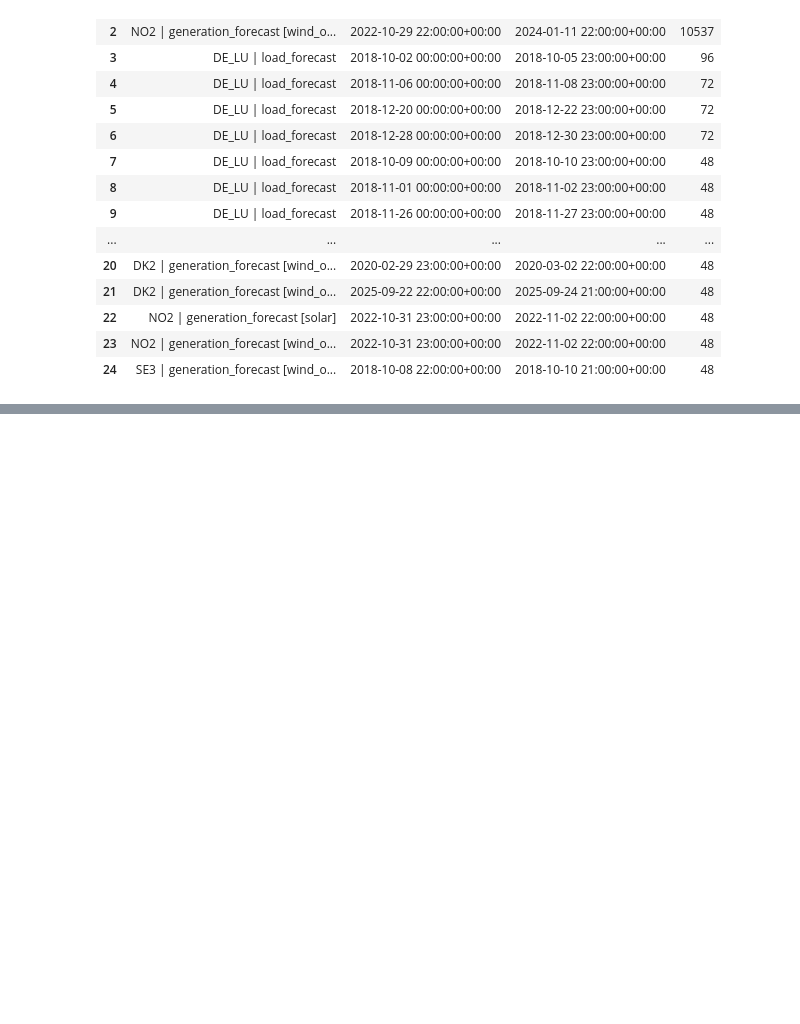
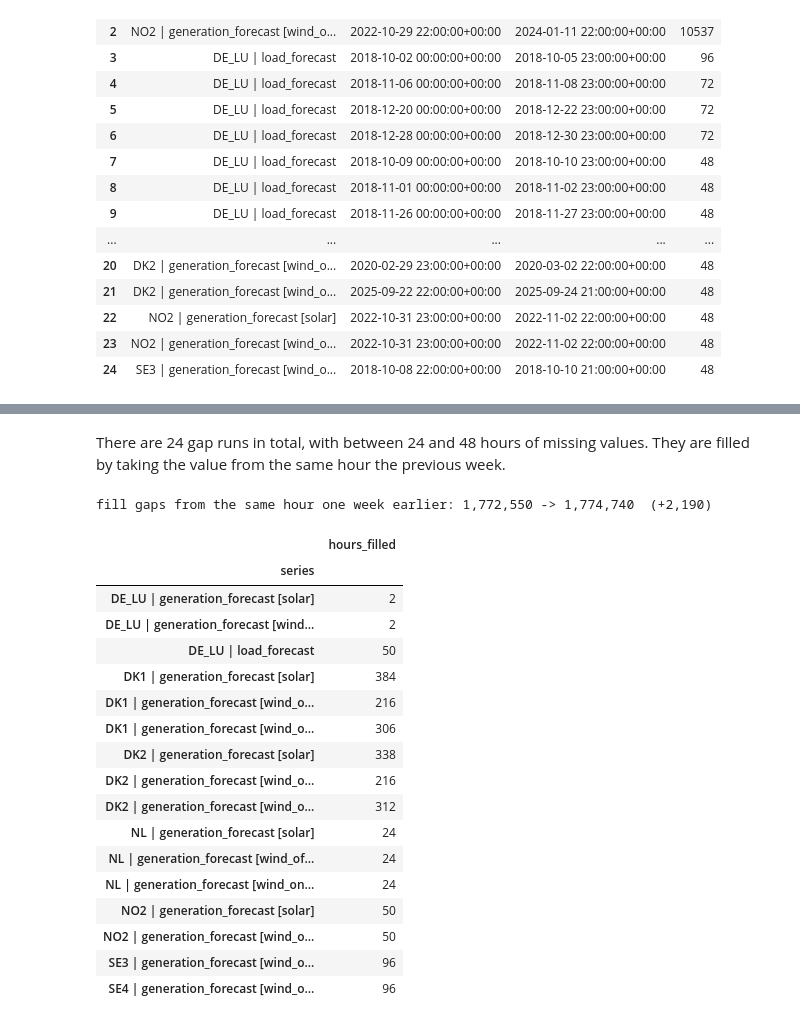
Before and after one commit to Freddy5445/EPF_Masters, a Jupyter notebook: data_cleaning_v2.ipynb, the cells around one changed output, grey strips where cells are left out. Cells and saved outputs as stored; diff of their text form; code cells hidden in the pictures; blank space fills up the shorter version.

```diff
--- a/data_cleaning_v2.ipynb
+++ b/data_cleaning_v2.ipynb
@@ -700,0 +779,60 @@ print(f"span: {panel.timestamp_utc.min()} -> {panel.timestamp_utc.max()} (UTC)")
+# %% [markdown]
+There are 24 gap runs in total, with between 24 and 48 hours of missing values. They are filled by taking the value from the same hour the previous week.
+# %%
+WEEK = pd.Timedelta(days=7)
+
+
+def week_ago_fill(d: pd.DataFrame) -> pd.DataFrame:
+    """One row per missing hour, copied from the same series 168 hours earlier.
+
+    Missing hours are filled oldest first, so a gap that recurs a week after
+    another one is filled from the (by then filled-in) earlier hour.
+    """
+    filled = []
+    for s, g in d.groupby("series", observed=True):
+        by_ts = g.set_index("timestamp_utc").to_dict("index")
+        stamps = pd.DatetimeIndex(g.timestamp_utc.unique()).sort_values()
+        grid = pd.date_range(stamps.min(), stamps.max(), freq="h")
+        for ts in grid.difference(stamps):
+            src = ts - WEEK
+            if src not in by_ts:
+                raise KeyError(f"{s!r} has no value at {src} to fill {ts} from")
+            row = dict(by_ts[src], timestamp_utc=ts)
+            filled.append(row)
+            by_ts[ts] = row
+    return pd.DataFrame(filled)
+
+
+filled = week_ago_fill(panel)
+filled["imputed"] = True
+
+n = len(panel)
+panel = pd.concat([panel.assign(imputed=False), filled], ignore_index=True) \
+          .sort_values(["series", "timestamp_utc"], ignore_index=True)
+
+assert not panel.duplicated(["series", "timestamp_utc"]).any(), \
+    "filling created a duplicate series-hour"
+
+print(f"fill gaps from the same hour one week earlier: {n:,} -> {len(panel):,}  "
+      f"(+{len(filled):,})")
+display(filled.groupby("series", observed=True).size().rename("hours_filled").to_frame())
+# %% [output]
+fill gaps from the same hour one week earlier: 1,772,550 -> 1,774,740  (+2,190)
+|  | hours_filled |
+| series |  |
+| DE_LU | generation_forecast [solar] | 2 |
+| DE_LU | generation_forecast [wind... | 2 |
+| DE_LU | load_forecast | 50 |
+| DK1 | generation_forecast [solar] | 384 |
+| DK1 | generation_forecast [wind_o... | 216 |
+| DK1 | generation_forecast [wind_o... | 306 |
+| DK2 | generation_forecast [solar] | 338 |
+| DK2 | generation_forecast [wind_o... | 216 |
+| DK2 | generation_forecast [wind_o... | 312 |
+| NL | generation_forecast [solar] | 24 |
+| NL | generation_forecast [wind_of... | 24 |
+| NL | generation_forecast [wind_on... | 24 |
+| NO2 | generation_forecast [solar] | 50 |
+| NO2 | generation_forecast [wind_o... | 50 |
+| SE3 | generation_forecast [wind_o... | 96 |
+| SE4 | generation_forecast [wind_o... | 96 |
```
Also changed, not shown: parts of 3 cells of this notebook, 2 other files.
